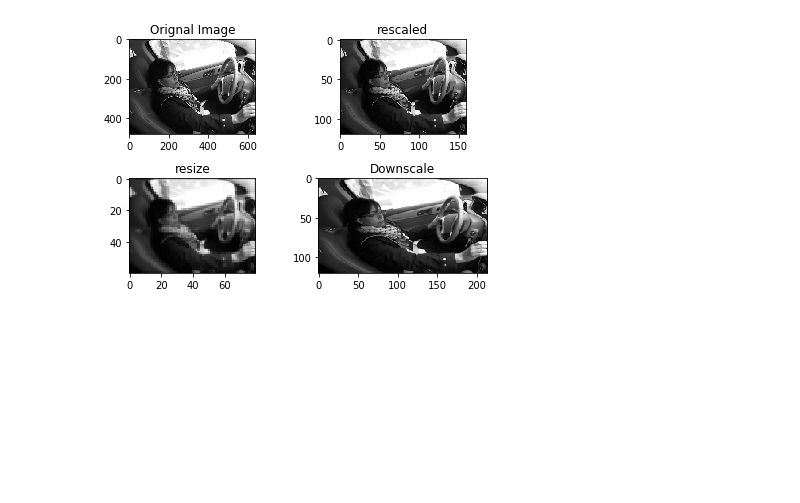
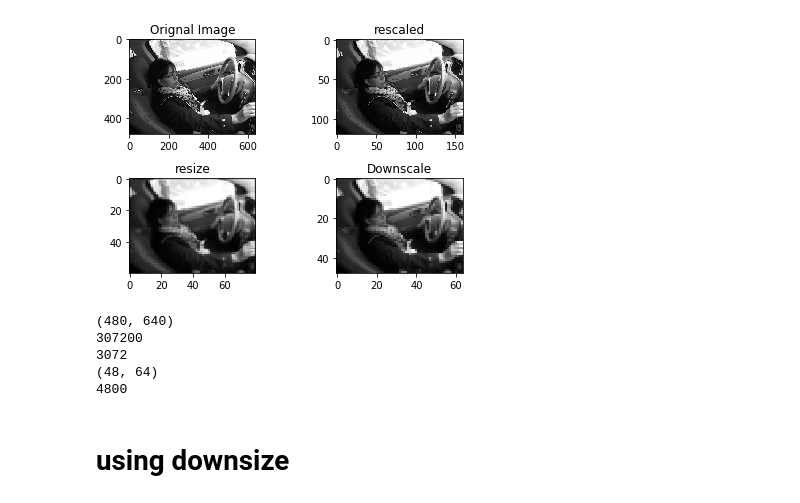
Before and after one commit to jesus-r-mendoza/State-Farm-Distracted-Driver-Detection, a Jupyter notebook: src/ipynb/Read_testImages.ipynb, the cells around one changed output. Saved outputs shown, nothing was run; the diff lists cells and outputs as text; code cells hidden in the pictures; blank space fills up the shorter version.

Commit message:
cleaned up testImages code

```diff
--- a/src/ipynb/Read_testImages.ipynb
+++ b/src/ipynb/Read_testImages.ipynb
@@ -13,38 +13,52 @@ from tqdm import tqdm
 # %%
 # img=cv2.imread('/Users/Juan/Desktop/CS4662/imgs/test/img_1.jpg',cv2.IMREAD_GRAYSCALE)
 img=cv2.imread('/Users/hollo/Desktop/DataScience/project/imgs/test/img_1.jpg',cv2.IMREAD_GRAYSCALE)
 
 
 img_rescale = rescale(img, 1.0/4.0, anti_aliasing = False)
 img_resize = resize(img, (img.shape[0] / 8, img.shape[1] / 8),anti_aliasing=True)
-img_downscale = downscale_local_mean(img, (4, 3))
+img_downscale = downscale_local_mean(img, (10, 10))
 
 fig, axes = plt.subplots(nrows=2, ncols=2)
 ax = axes.ravel()
 
 ax[0].imshow(img,cmap="gray")
 ax[0].set_title("Orignal Image")
 
 ax[1].imshow(img_rescale,cmap="gray")
 ax[1].set_title("rescaled")
 
 
 ax[2].imshow(img_resize,cmap="gray")
 ax[2].set_title("resize")
 
 ax[3].imshow(img_downscale,cmap="gray")
 ax[3].set_title("Downscale")
 
 
 plt.tight_layout()
 plt.show()
 # %% [output]
-[figure, old version]
+[figure, new version]
+# %%
+print(img.shape)
+print(img.size)
+print(img_downscale.size)
+print(img_downscale.shape)
+print(img_resize.size)
+# %% [output]
+(480, 640)
+307200
+3072
+(48, 64)
+4800
 # %%
 # training path
 
 # DATADIR = "/Users/Juan/Desktop/CS4662/imgs/test"
 DATADIR = "/Users/hollo/Desktop/DataScience/project/imgs/test"
+# %% [markdown]
+# using downsize
 # %%
 rescale_td=[]
 resize_td=[]
```
Also changed, not shown: parts of 5 cells of this notebook, 1 other file.
